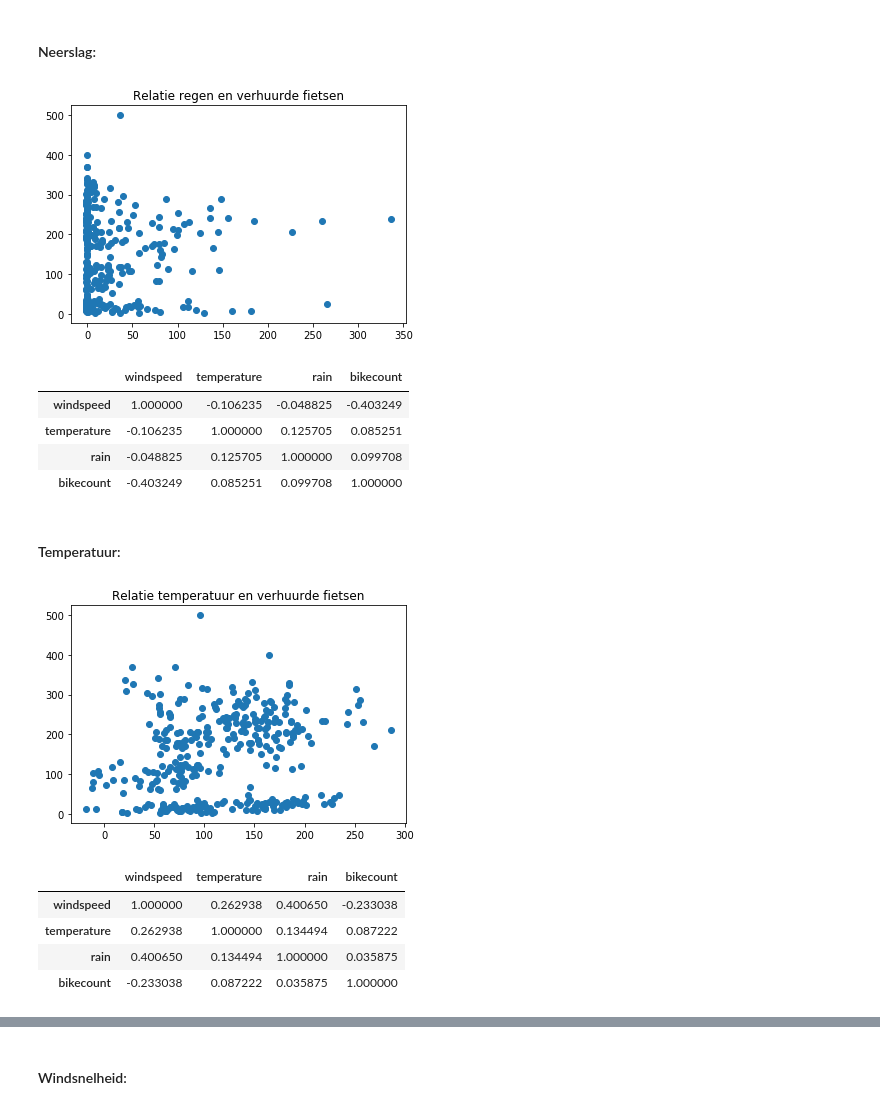
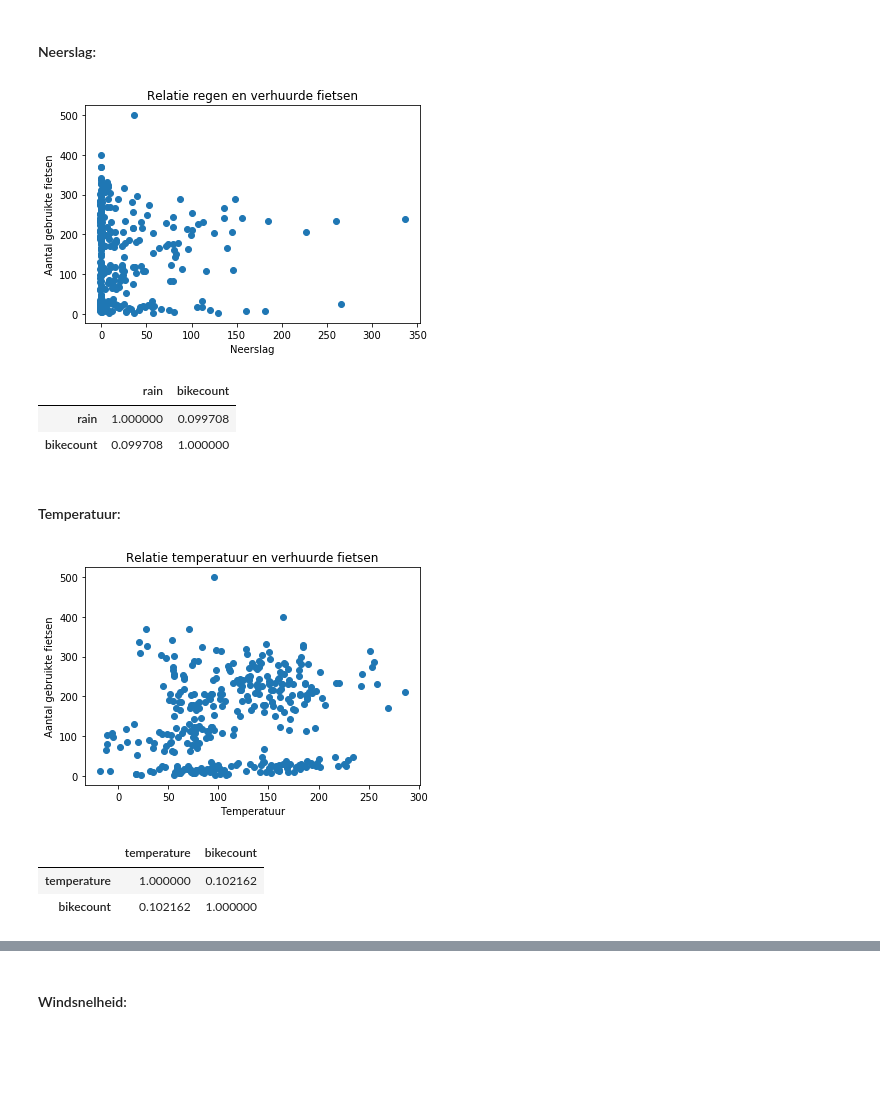
Before and after one commit to vlreinier/DIP, a Jupyter notebook: FlickBikeAnalysis.ipynb, the cells around one changed output, grey strips where cells are left out. Cells and saved outputs as stored; diff of their text form; code cells hidden in the pictures; blank space fills up the shorter version.

```diff
--- a/FlickBikeAnalysis.ipynb
+++ b/FlickBikeAnalysis.ipynb
@@ -16,7 +19,8 @@ Door middel van datainzichten, grafieken en uitleg hopen wij een goed leesbaar v
 # %%
-# Inlezen dataset FlickBike
 df_flickbike = pd.read_csv("C:\\Github\\DIP\\bikes.csv")
 df_flickbike["date"] = pd.to_datetime(df_flickbike["date"],format="%Y-%m-%d %H:%M:%S")
+day_of_week = {0:'Monday', 1:'Tuesday', 2:'Wednesday', 3:'Thursday', 4:'Friday', 5:'Saturday', 6:'Sunday'}
+df_flickbike['weekday'] = pd.to_datetime(df_flickbike['start_time']).dt.dayofweek.map(day_of_week)
 df_flickbike.head()
 # %% [output]
 |  | Unnamed: 0 | tripid | userid | bikeid | account | bikenumber | start_time | end_time | start_lat | ... |
@@ -70,35 +96,34 @@ df_weer_verhuur.corr().style.background_gradient(cmap='coolwarm').set_precision(
 # %%
-# Plotten data
-df_weer_verhuur.sort_values("rain",inplace=True)
-plt.scatter(df_weer_verhuur["rain"],df_weer_verhuur["bikecount"])
+rain.sort_values("rain",inplace=True)
+plt.scatter(rain["rain"],rain["bikecount"])
 plt.title("Relatie regen en verhuurde fietsen")
+plt.xlabel("Neerslag")
+plt.ylabel("Aantal gebruikte fietsen")
 plt.show()
 # %% [output]
-[figure, old version]
+[figure, new version]
 # %%
-# Proberen met neerslag hoger dan het gemiddelde
-df_weer_verhuur[df_weer_verhuur['rain'] > df_weer_verhuur['rain'].mean()].corr().style.background_gradient(cmap='coolwarm')
+rain[rain['rain'] > rain['rain'].mean()].corr().style.background_gradient(cmap='coolwarm')
 # %% [output]
-|  | windspeed | temperature | rain | bikecount |
-| windspeed | 1.000000 | -0.106235 | -0.048825 | -0.403249 |
-| temperature | -0.106235 | 1.000000 | 0.125705 | 0.085251 |
-| rain | -0.048825 | 0.125705 | 1.000000 | 0.099708 |
-| bikecount | -0.403249 | 0.085251 | 0.099708 | 1.000000 |
+|  | rain | bikecount |
+| rain | 1.000000 | 0.099708 |
+| bikecount | 0.099708 | 1.000000 |
 # %% [markdown]
 #### Temperatuur:
+# %%
+temp = df_weer_verhuur[['temperature', 'bikecount']]
 # %%
-df_weer_verhuur.sort_values("temperature",inplace=True)
-plt.scatter(df_weer_verhuur["temperature"],df_weer_verhuur["bikecount"])
+temp.sort_values("temperature",inplace=True)
+plt.scatter(temp["temperature"],temp["bikecount"])
 plt.title("Relatie temperatuur en verhuurde fietsen")
+plt.xlabel("Temperatuur")
+plt.ylabel("Aantal gebruikte fietsen")
 plt.show()
 # %% [output]
-[figure, old version]
+[figure, new version]
 # %%
-# Proberen met temperaturen lager dan het gemiddelde
-df_weer_verhuur[df_weer_verhuur['temperature'] < df_weer_verhuur['temperature'].mean()].corr().style.background_gradient(cmap='coolwarm')
+temp[temp['temperature'] < temp['temperature'].mean()].corr().style.background_gradient(cmap='coolwarm')
 # %% [output]
-|  | windspeed | temperature | rain | bikecount |
-| windspeed | 1.000000 | 0.262938 | 0.400650 | -0.233038 |
-| temperature | 0.262938 | 1.000000 | 0.134494 | 0.087222 |
-| rain | 0.400650 | 0.134494 | 1.000000 | 0.035875 |
-| bikecount | -0.233038 | 0.087222 | 0.035875 | 1.000000 |
+|  | temperature | bikecount |
+| temperature | 1.000000 | 0.102162 |
+| bikecount | 0.102162 | 1.000000 |
```
Also changed, not shown: parts of 15 cells of this notebook.
